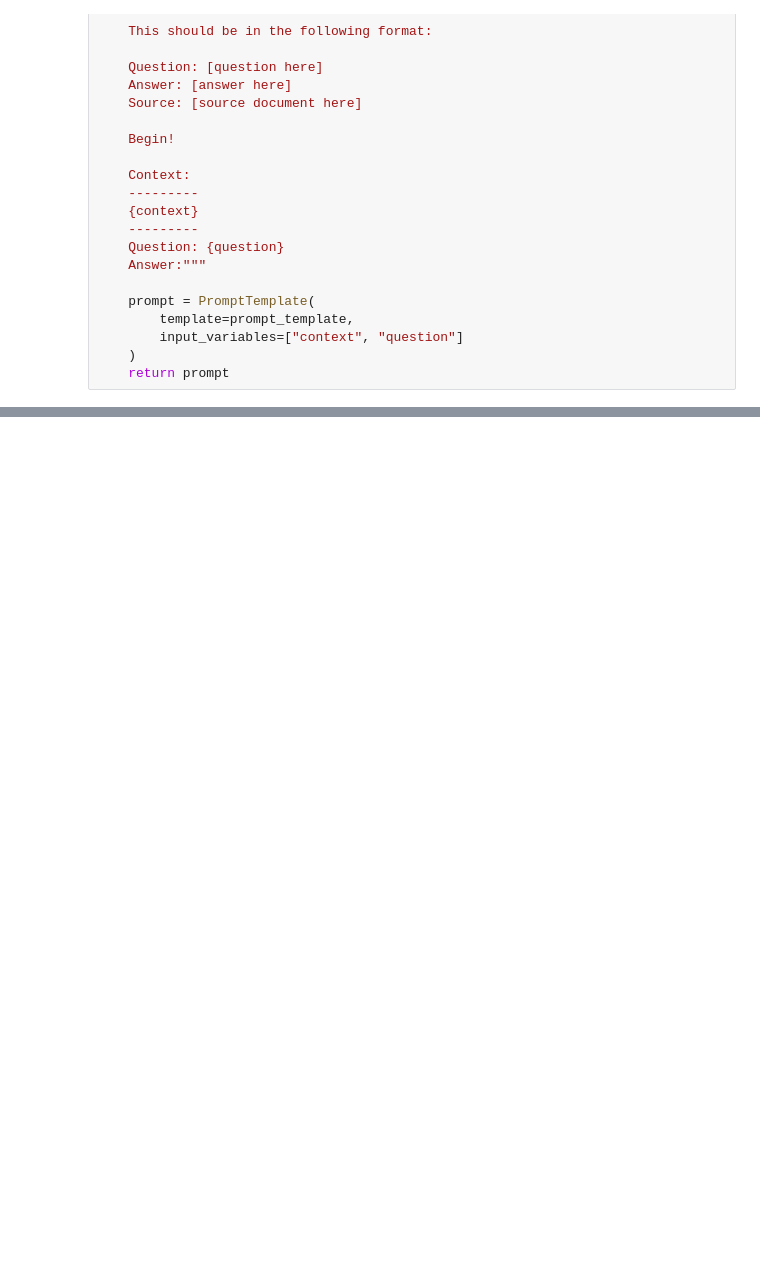
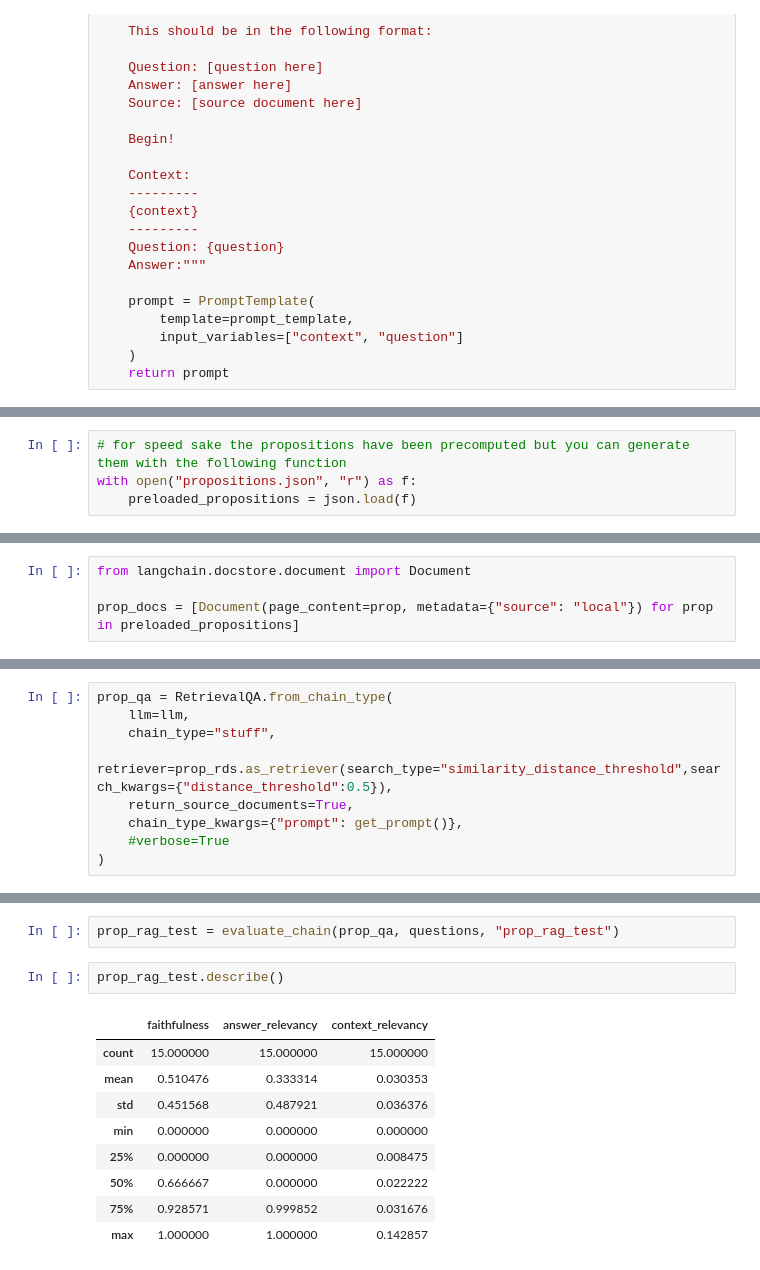
Before and after one commit to redisrouzbeh/financial-vss, a Jupyter notebook: multi_doc_RAG/06-evaluation.ipynb, the cells around one changed output, grey strips where cells are left out. Cells and saved outputs as stored; diff of their text form; blank space fills up the shorter version.

```diff
--- a/multi_doc_RAG/06-evaluation.ipynb
+++ b/multi_doc_RAG/06-evaluation.ipynb
@@ -712,0 +624,4 @@ parent_doc_dataset['contexts']
+# %%
+# for speed sake the propositions have been precomputed but you can generate them with the following function
+with open("propositions.json", "r") as f:
+    preloaded_propositions = json.load(f)
@@ -712,0 +678,4 @@ parent_doc_dataset['contexts']
+# %%
+from langchain.docstore.document import Document
+
+prop_docs = [Document(page_content=prop, metadata={"source": "local"}) for prop in preloaded_propositions]
@@ -712,0 +726,9 @@ parent_doc_dataset['contexts']
+# %%
+prop_qa = RetrievalQA.from_chain_type(
+    llm=llm,
+    chain_type="stuff",
+    retriever=prop_rds.as_retriever(search_type="similarity_distance_threshold",search_kwargs={"distance_threshold":0.5}),
+    return_source_documents=True,
+    chain_type_kwargs={"prompt": get_prompt()},
+    #verbose=True
+)
@@ -712,0 +744,14 @@ parent_doc_dataset['contexts']
+# %%
+prop_rag_test = evaluate_chain(prop_qa, questions, "prop_rag_test")
+# %%
+prop_rag_test.describe()
+# %% [output]
+|  | faithfulness | answer_relevancy | context_relevancy |
+| count | 15.000000 | 15.000000 | 15.000000 |
+| mean | 0.510476 | 0.333314 | 0.030353 |
+| std | 0.451568 | 0.487921 | 0.036376 |
+| min | 0.000000 | 0.000000 | 0.000000 |
+| 25% | 0.000000 | 0.000000 | 0.008475 |
+| 50% | 0.666667 | 0.000000 | 0.022222 |
+| 75% | 0.928571 | 0.999852 | 0.031676 |
+| max | 1.000000 | 1.000000 | 0.142857 |
```
Also changed, not shown: parts of 85 cells of this notebook, 9 other files.
